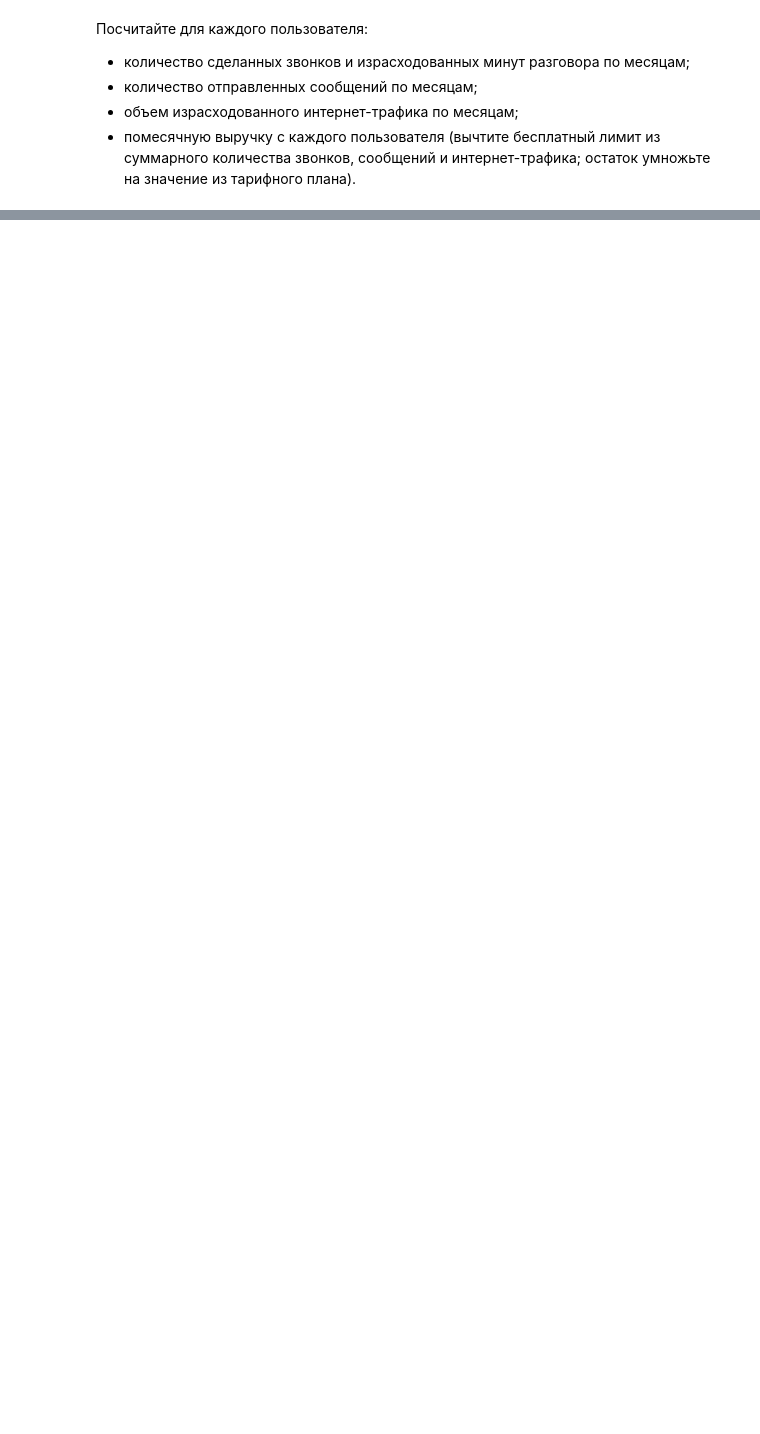
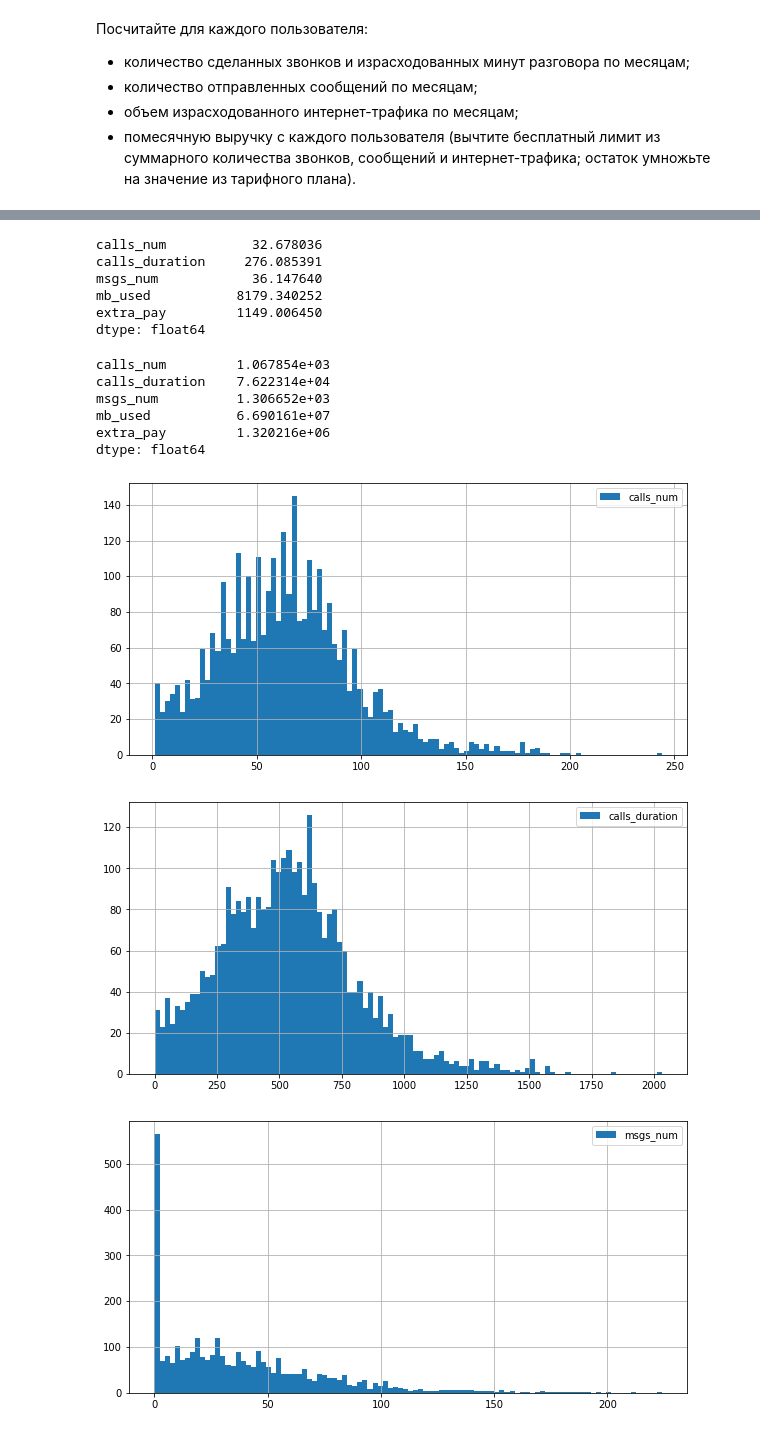
Before and after one commit to nikolai44/data-science-cource, a Jupyter notebook: sprint4/notebook.ipynb, the cells around one changed output, grey strips where cells are left out. Cells and saved outputs as stored; diff of their text form; code cells hidden in the pictures; blank space fills up the shorter version.

```diff
--- a/sprint4/notebook.ipynb
+++ b/sprint4/notebook.ipynb
@@ -96,0 +143,9 @@ users.reg_date = pd.to_datetime(users.reg_date)
+# %%
+df = users.merge(internet, on='user_id')
+df.rename(columns={'id': 'internet_id'}, inplace=True)
+df['month'] = df.session_date.dt.month
+traffic = df.groupby(['user_id', 'month']).mb_used.sum()
+
+total = total.merge(traffic, on=['user_id', 'month'], how='outer')
+total.mb_used.fillna(0, inplace=True)
+total
@@ -96,0 +166,16 @@ users.reg_date = pd.to_datetime(users.reg_date)
+# %%
+total = total.merge(users[['user_id', 'tariff']], on='user_id')
+total = total.merge(tariffs, on='tariff')
+# %%
+total['extra_pay_voices'] = total.calls_duration - total.minutes_included
+total.loc[total['extra_pay_voices'] < 0, 'extra_pay_voices'] = 0
+
+total['extra_pay_messages'] = total.msgs_num - total.messages_included
+total.loc[total['extra_pay_messages'] < 0, 'extra_pay_messages'] = 0
+
+total['extra_pay_internet'] = total.mb_used - total.mb_per_month_included
+total.loc[total['extra_pay_internet'] < 0, 'extra_pay_internet'] = 0
+# %%
+total['extra_pay'] = total.extra_pay_voices * total.rub_per_minute + \
+                     total.extra_pay_messages * total.rub_per_message + \
+                     total.extra_pay_internet * total.rub_per_gb / 1000
@@ -96,0 +211,27 @@ users.reg_date = pd.to_datetime(users.reg_date)
+# %%
+total[['calls_num', 'calls_duration', 'msgs_num', 'mb_used', 'extra_pay']].std()
+# %% [output]
+calls_num           32.678036
+calls_duration     276.085391
+msgs_num            36.147640
+mb_used           8179.340252
+extra_pay         1149.006450
+dtype: float64
+# %%
+total[['calls_num', 'calls_duration', 'msgs_num', 'mb_used', 'extra_pay']].var(ddof=1)
+# %% [output]
+calls_num         1.067854e+03
+calls_duration    7.622314e+04
+msgs_num          1.306652e+03
+mb_used           6.690161e+07
+extra_pay         1.320216e+06
+dtype: float64
+# %%
+for feat in ['calls_num', 'calls_duration', 'msgs_num', 'mb_used', 'extra_pay']:
+    total[feat].hist(bins=100, figsize=(10, 5), legend=feat)
+
+    plt.show()
+# %% [output]
+[figure, added]
+[figure, added]
+[figure, added]
```
Also changed, not shown: parts of 22 cells of this notebook.
